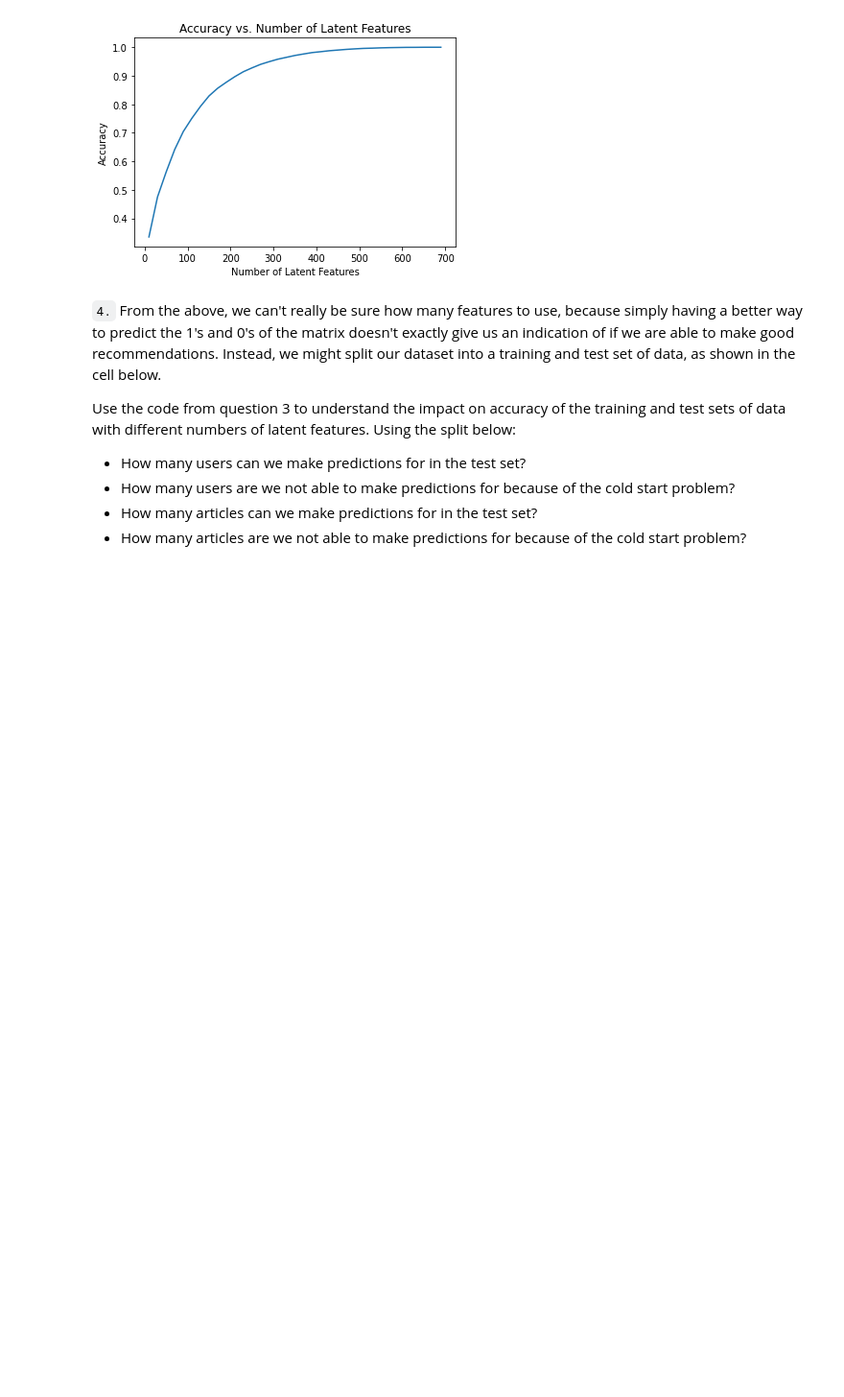
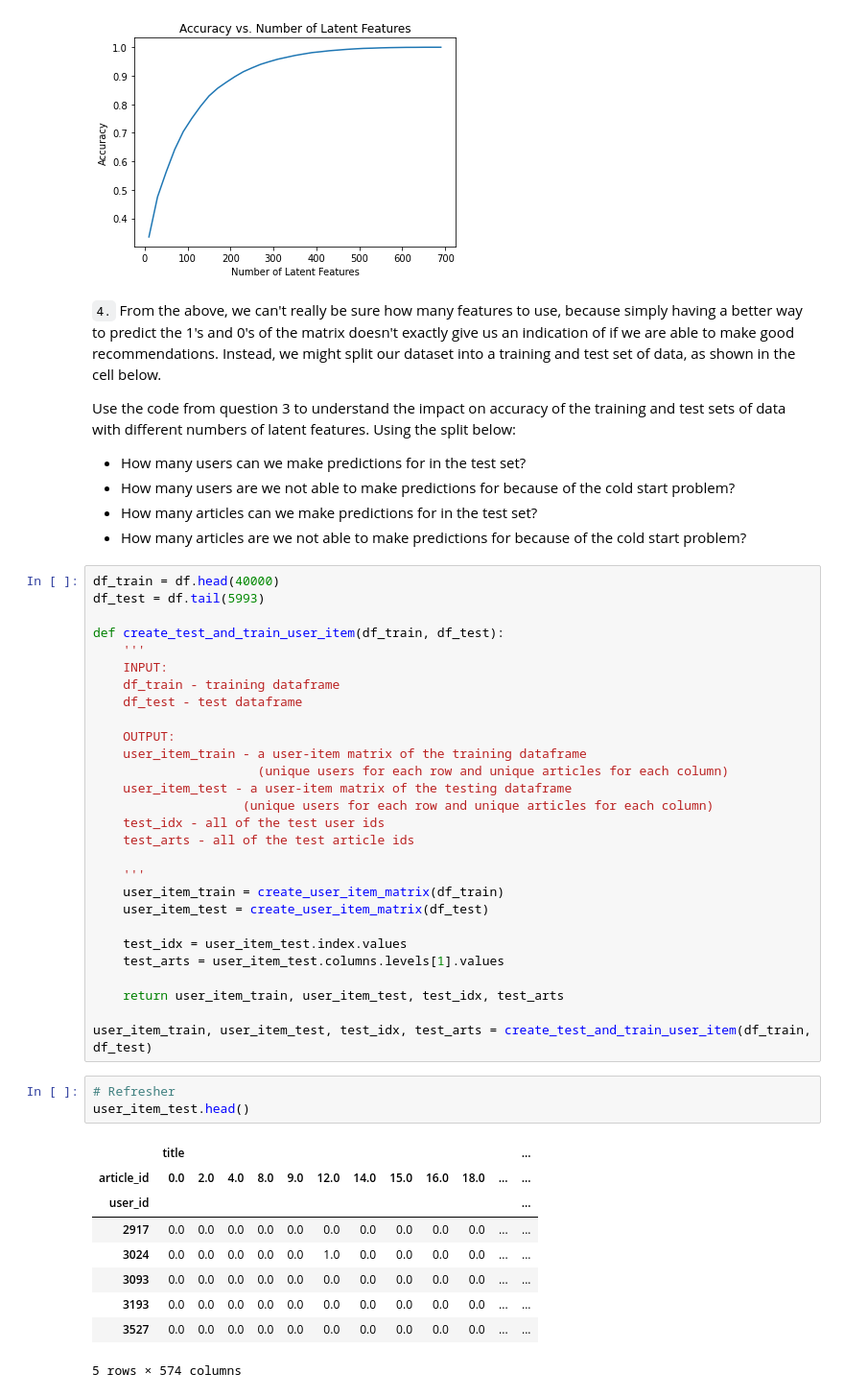
Before and after one commit to LarsTinnefeld/Recommendations_with_IBM, a Jupyter notebook: recomm_with_ibm.ipynb, the cells around one changed output. Shown at 96% size. Drawn from its saved outputs; the diff is of its cells as text; blank space fills up the shorter version.

```diff
--- a/recomm_with_ibm.ipynb
+++ b/recomm_with_ibm.ipynb
@@ -1069,3 +1069,44 @@ Use the code from question 3 to understand the impact on accuracy of the trainin
 * How many users are we not able to make predictions for because of the cold start problem?
 * How many articles can we make predictions for in the test set?
 * How many articles are we not able to make predictions for because of the cold start problem?
+# %%
+df_train = df.head(40000)
+df_test = df.tail(5993)
+
+def create_test_and_train_user_item(df_train, df_test):
+    '''
+    INPUT:
+    df_train - training dataframe
+    df_test - test dataframe
+
+    OUTPUT:
+    user_item_train - a user-item matrix of the training dataframe
+                      (unique users for each row and unique articles for each column)
+    user_item_test - a user-item matrix of the testing dataframe
+                    (unique users for each row and unique articles for each column)
+    test_idx - all of the test user ids
+    test_arts - all of the test article ids
+
+    '''
+    user_item_train = create_user_item_matrix(df_train)
+    user_item_test = create_user_item_matrix(df_test)
+
+    test_idx = user_item_test.index.values
+    test_arts = user_item_test.columns.levels[1].values
+
+    return user_item_train, user_item_test, test_idx, test_arts
+
+user_item_train, user_item_test, test_idx, test_arts = create_test_and_train_user_item(df_train, df_test)
+# %%
+# Refresher
+user_item_test.head()
+# %% [output]
+|  | title |  |  |  |  |  |  |  |  |  |  | ... |
+| article_id | 0.0 | 2.0 | 4.0 | 8.0 | 9.0 | 12.0 | 14.0 | 15.0 | 16.0 | 18.0 | ... | ... |
+| user_id |  |  |  |  |  |  |  |  |  |  |  | ... |
+| 2917 | 0.0 | 0.0 | 0.0 | 0.0 | 0.0 | 0.0 | 0.0 | 0.0 | 0.0 | 0.0 | ... | ... |
+| 3024 | 0.0 | 0.0 | 0.0 | 0.0 | 0.0 | 1.0 | 0.0 | 0.0 | 0.0 | 0.0 | ... | ... |
+| 3093 | 0.0 | 0.0 | 0.0 | 0.0 | 0.0 | 0.0 | 0.0 | 0.0 | 0.0 | 0.0 | ... | ... |
+| 3193 | 0.0 | 0.0 | 0.0 | 0.0 | 0.0 | 0.0 | 0.0 | 0.0 | 0.0 | 0.0 | ... | ... |
+| 3527 | 0.0 | 0.0 | 0.0 | 0.0 | 0.0 | 0.0 | 0.0 | 0.0 | 0.0 | 0.0 | ... | ... |
+5 rows × 574 columns
```
Also changed, not shown: parts of 6 cells of this notebook.
